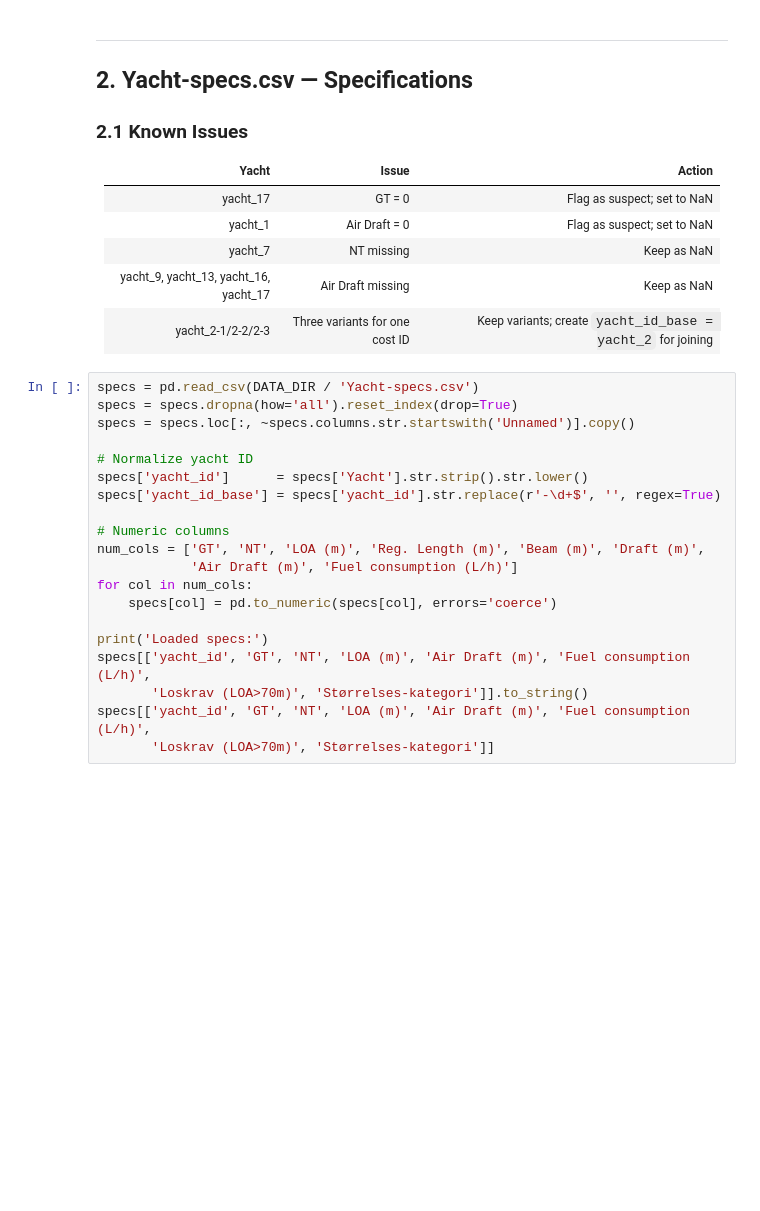
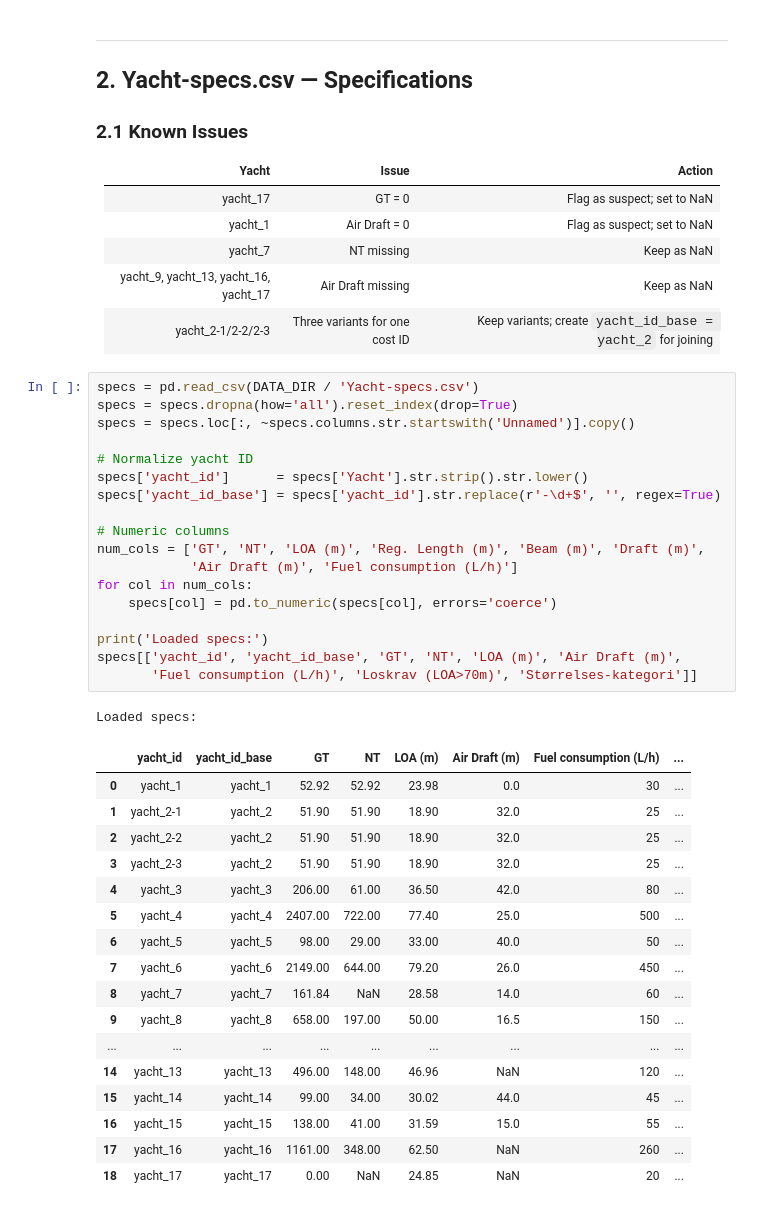
Before and after one commit to LOG650/G11-jorgen-individuell, a Jupyter notebook: 013 fase 3 - review/data_prep.ipynb, the cells around one changed output. Saved outputs shown, nothing was run; the diff lists cells and outputs as text; blank space fills up the shorter version.

```diff
--- a/013 fase 3 - review/data_prep.ipynb
+++ b/013 fase 3 - review/data_prep.ipynb
@@ -215,22 +393,39 @@ print(costs[costs['flag'] != ''][['yacht_id', 'year', 'service_type', 'final_cha
 # %%
 specs = pd.read_csv(DATA_DIR / 'Yacht-specs.csv')
 specs = specs.dropna(how='all').reset_index(drop=True)
 specs = specs.loc[:, ~specs.columns.str.startswith('Unnamed')].copy()
 
 # Normalize yacht ID
 specs['yacht_id']      = specs['Yacht'].str.strip().str.lower()
 specs['yacht_id_base'] = specs['yacht_id'].str.replace(r'-\d+$', '', regex=True)
 
 # Numeric columns
 num_cols = ['GT', 'NT', 'LOA (m)', 'Reg. Length (m)', 'Beam (m)', 'Draft (m)',
             'Air Draft (m)', 'Fuel consumption (L/h)']
 for col in num_cols:
     specs[col] = pd.to_numeric(specs[col], errors='coerce')
 
 print('Loaded specs:')
-specs[['yacht_id', 'GT', 'NT', 'LOA (m)', 'Air Draft (m)', 'Fuel consumption (L/h)',
-       'Loskrav (LOA>70m)', 'Størrelses-kategori']].to_string()
-specs[['yacht_id', 'GT', 'NT', 'LOA (m)', 'Air Draft (m)', 'Fuel consumption (L/h)',
-       'Loskrav (LOA>70m)', 'Størrelses-kategori']]
+specs[['yacht_id', 'yacht_id_base', 'GT', 'NT', 'LOA (m)', 'Air Draft (m)',
+       'Fuel consumption (L/h)', 'Loskrav (LOA>70m)', 'Størrelses-kategori']]
+# %% [output]
+Loaded specs:
+|  | yacht_id | yacht_id_base | GT | NT | LOA (m) | Air Draft (m) | Fuel consumption (L/h) | ... |
+| 0 | yacht_1 | yacht_1 | 52.92 | 52.92 | 23.98 | 0.0 | 30 | ... |
+| 1 | yacht_2-1 | yacht_2 | 51.90 | 51.90 | 18.90 | 32.0 | 25 | ... |
+| 2 | yacht_2-2 | yacht_2 | 51.90 | 51.90 | 18.90 | 32.0 | 25 | ... |
+| 3 | yacht_2-3 | yacht_2 | 51.90 | 51.90 | 18.90 | 32.0 | 25 | ... |
+| 4 | yacht_3 | yacht_3 | 206.00 | 61.00 | 36.50 | 42.0 | 80 | ... |
+| 5 | yacht_4 | yacht_4 | 2407.00 | 722.00 | 77.40 | 25.0 | 500 | ... |
+| 6 | yacht_5 | yacht_5 | 98.00 | 29.00 | 33.00 | 40.0 | 50 | ... |
+| 7 | yacht_6 | yacht_6 | 2149.00 | 644.00 | 79.20 | 26.0 | 450 | ... |
+| 8 | yacht_7 | yacht_7 | 161.84 | NaN | 28.58 | 14.0 | 60 | ... |
+| 9 | yacht_8 | yacht_8 | 658.00 | 197.00 | 50.00 | 16.5 | 150 | ... |
+| ... | ... | ... | ... | ... | ... | ... | ... | ... |
+| 14 | yacht_13 | yacht_13 | 496.00 | 148.00 | 46.96 | NaN | 120 | ... |
+| 15 | yacht_14 | yacht_14 | 99.00 | 34.00 | 30.02 | 44.0 | 45 | ... |
+| 16 | yacht_15 | yacht_15 | 138.00 | 41.00 | 31.59 | 15.0 | 55 | ... |
+| 17 | yacht_16 | yacht_16 | 1161.00 | 348.00 | 62.50 | NaN | 260 | ... |
+| 18 | yacht_17 | yacht_17 | 0.00 | NaN | 24.85 | NaN | 20 | ... |
 # %%
 specs_clean = specs.copy()
```
Also changed, not shown: parts of 28 cells of this notebook, 4 other files.
